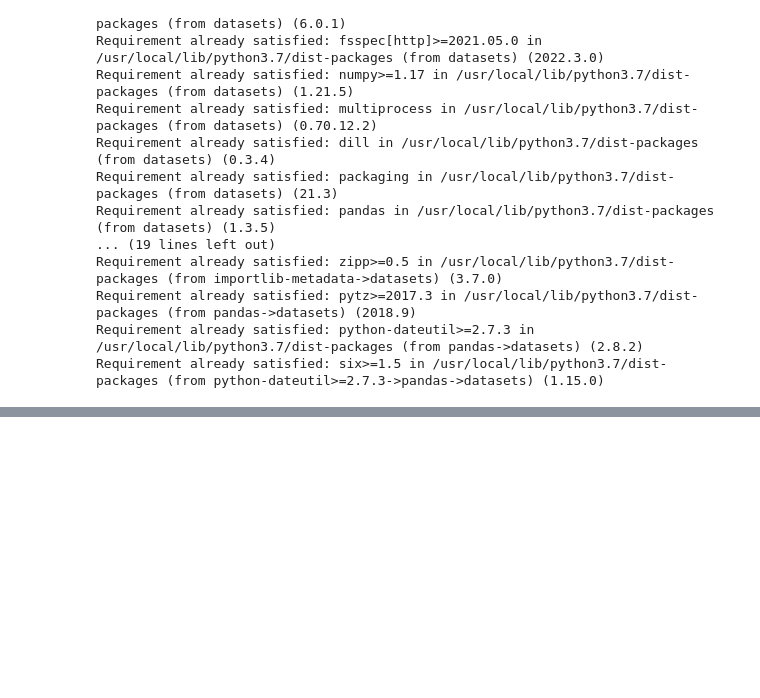
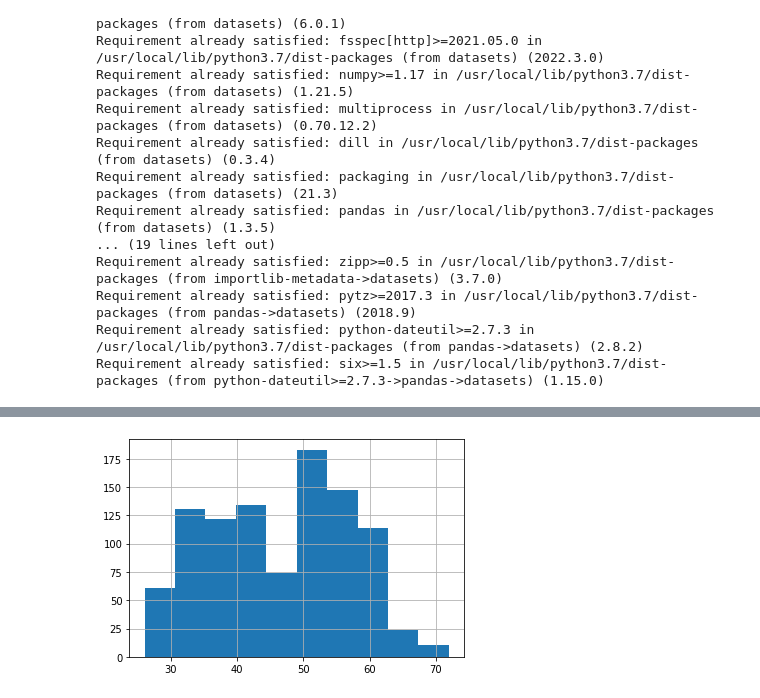
Before and after one commit to mthsansu/MLNLP, a Jupyter notebook: Code/Descriptive_statistics.ipynb, the cells around one changed output, grey strips where cells are left out. Drawn from its saved outputs; the diff is of its cells as text; code cells hidden in the pictures; blank space fills up the shorter version.

```diff
--- a/Code/Descriptive_statistics.ipynb
+++ b/Code/Descriptive_statistics.ipynb
@@ -54,0 +71,6 @@ df.head()
+# %%
+# Plot histogram for age
+
+hist = df["age"].hist()
+# %% [output]
+[figure, added]
```
Also changed, not shown: parts of 7 cells of this notebook.
